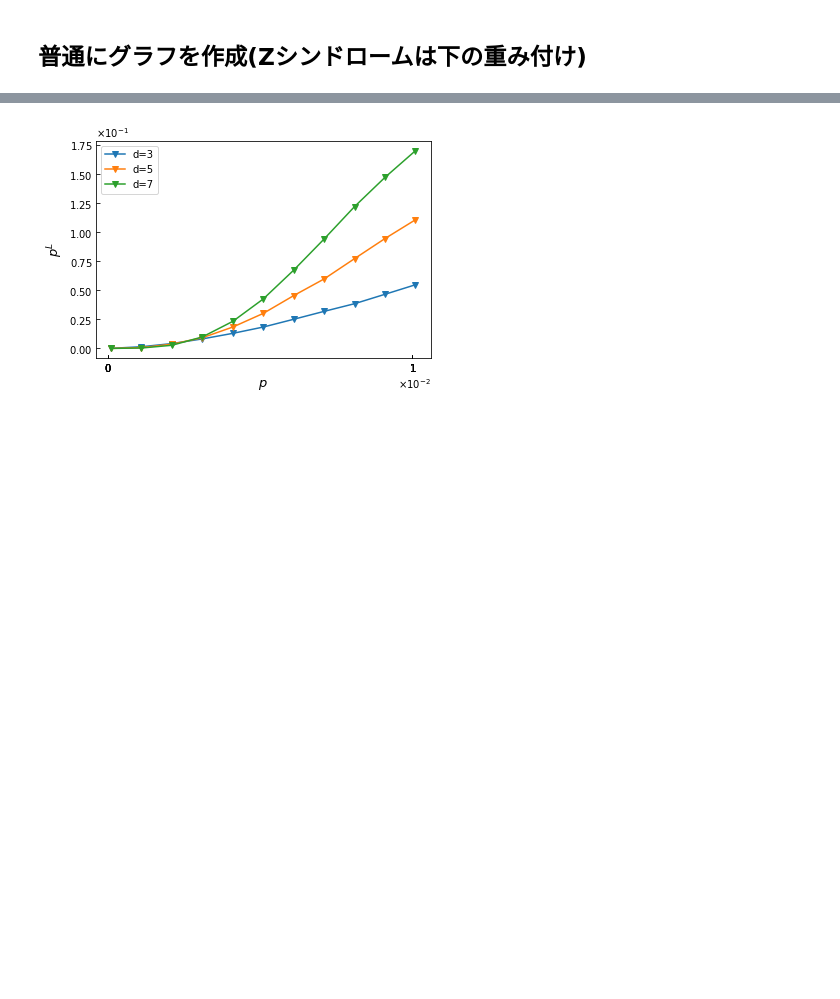
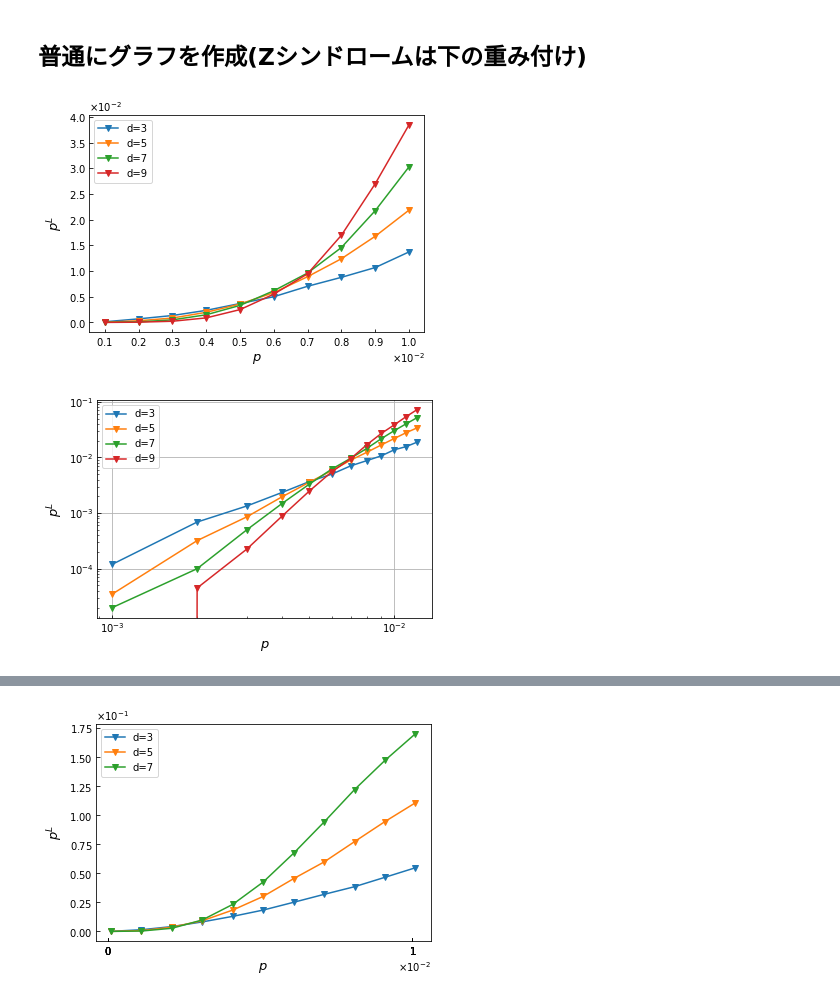
Before and after one commit to kono0924/Fujii-lab, a Jupyter notebook: surface(ideal)/circuit/csv_view.ipynb, the cells around one changed output, grey strips where cells are left out. Cells and saved outputs as stored; diff of their text form; code cells hidden in the pictures; blank space fills up the shorter version.

```diff
--- a/surface(ideal)/circuit/csv_view.ipynb
+++ b/surface(ideal)/circuit/csv_view.ipynb
@@ -1,2 +1,80 @@
 # %% [markdown]
 ## 普通にグラフを作成(Zシンドロームは下の重み付け)
+# %%
+import seaborn as sns
+import pandas as pd
+import numpy as np
+import matplotlib.pyplot as plt
+import math
+import os
+import matplotlib.ticker as ptick
+
+
+################ 要変更 #################
+# 追加のフォルダ名
+folder = ""
+# ファイル名
+file = "Xerror,p=(0.001,0.012,0.001),d=(3,9,2),d(rep)=11,eta=1000,trials=200000" + ".csv"
+########################################
+
+# FUjii-labのパス
+path = "/Users/konohideki/Documents/Fujii-lab/surface(ideal)/circuit"
+
+# csvファイルの読み込み
+os.chdir(path+folder)
+data = pd.read_csv(file, index_col=0)
+
+# データフレームの行名(リスト)を取得
+code_distance_list = data.index
+
+# データフレームの列名(リスト)を取得
+p_list = data.columns
+
+##### グラフ作成 #####
+
+fig, ax = plt.subplots()
+for i in range(len(code_distance_list)):
+    a = np.array(p_list)
+    a = [float(num) for num in a]
+    a = np.array(a)
+    b = np.array(data.loc[code_distance_list[i]])
+    ax.plot(a[:-2], b[:-2],marker='v',label="d="+str(code_distance_list[i]))
+ax.set_xticklabels(np.round(a[:-2],decimals= 4))
+ax.set_xticks(np.round(a[:-2],decimals= 4))
+ax.set_xlabel(r"$p$", fontsize=13)
+ax.set_ylabel(r"$p^{L}$", fontsize=13)
+#ax.set_xlim(0,)
+#ax.set_ylim(0,)
+#ax.set_title("X,p=(0.0001,0.0009,0.0001),d=(3,9,2),d(rep)=5,eta=1000,trials=10000", fontsize=14)
+ax.xaxis.set_major_formatter(ptick.ScalarFormatter(useMathText=True)) # x軸指数表記
+ax.ticklabel_format(style="sci",  axis="x",scilimits=(0,0))
+ax.yaxis.set_major_formatter(ptick.ScalarFormatter(useMathText=True))
+ax.ticklabel_format(style="sci",  axis="y",scilimits=(0,0))
+plt.legend()
+plt.show()
+
+fig, ax = plt.subplots()
+for i in range(len(code_distance_list)):
+    a = np.array(p_list)
+    a = [float(num) for num in a]
+    a = np.array(a)
+    b = np.array(data.loc[code_distance_list[i]])
+    ax.plot(a[0:], b[0:],marker='v',label="d="+str(code_distance_list[i]))
+ax.set_xticklabels(np.round(a,decimals= 2))
+ax.set_xticks(np.round(a,decimals= 2))
+ax.set_xlabel(r"$p$", fontsize=13)
+ax.set_ylabel(r"$p^{L}$", fontsize=13)
+#ax.set_ylim(10**(-3))
+#ax.set_xlim(10**(-10))
+ax.xaxis.set_major_formatter(ptick.ScalarFormatter(useMathText=True)) # x軸指数表記
+ax.ticklabel_format(style="sci",  axis="x",scilimits=(0,0))
+ax.yaxis.set_major_formatter(ptick.ScalarFormatter(useMathText=True))
+ax.ticklabel_format(style="sci",  axis="y",scilimits=(0,0))
+ax.set_xscale("log")
+ax.set_yscale("log")
+ax.grid()
+plt.legend()
+plt.show()
+# %% [output]
+[figure, added]
+[figure, added]
```
Also changed, not shown: parts of 3 cells of this notebook, 4 other files.
